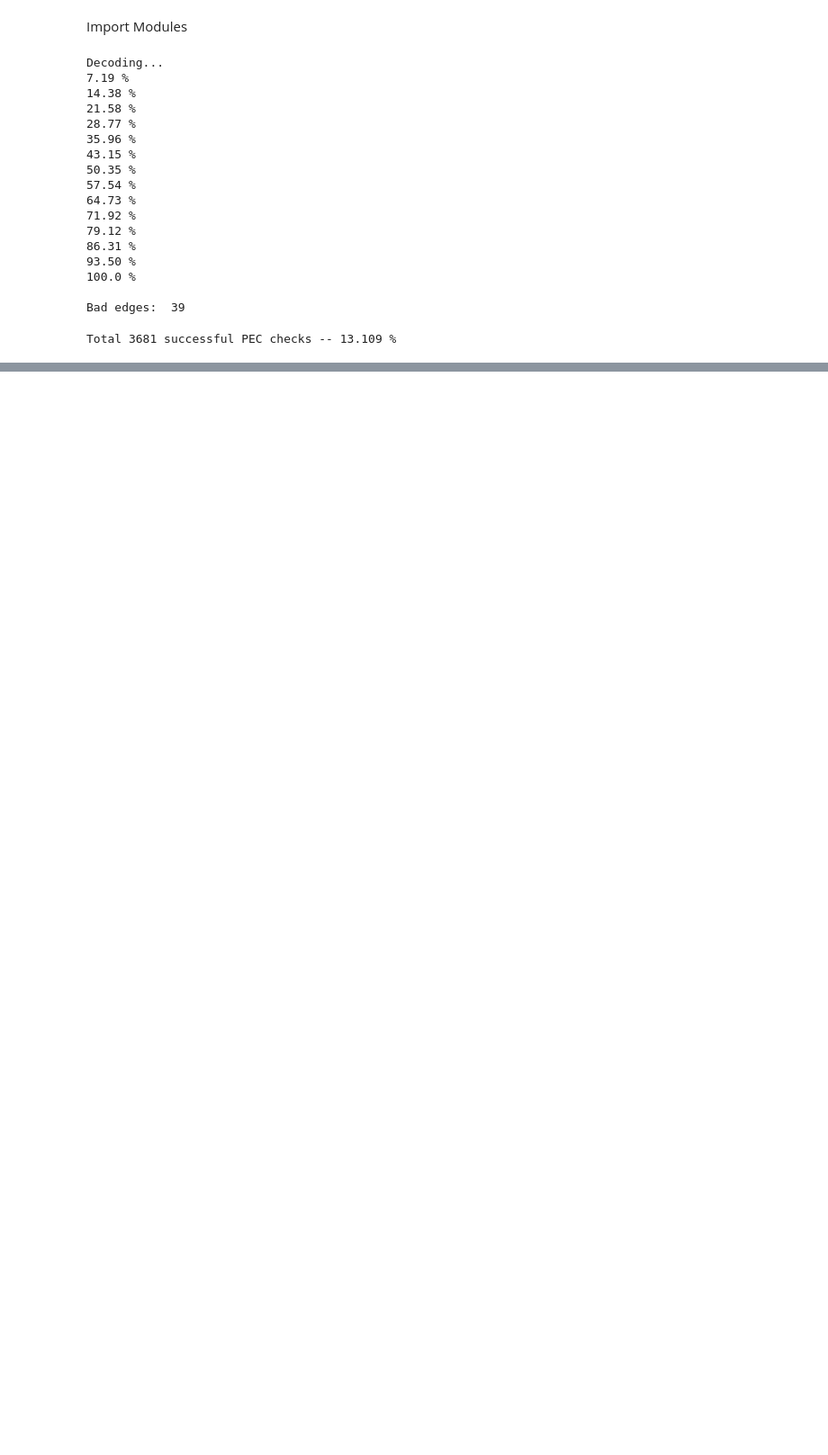
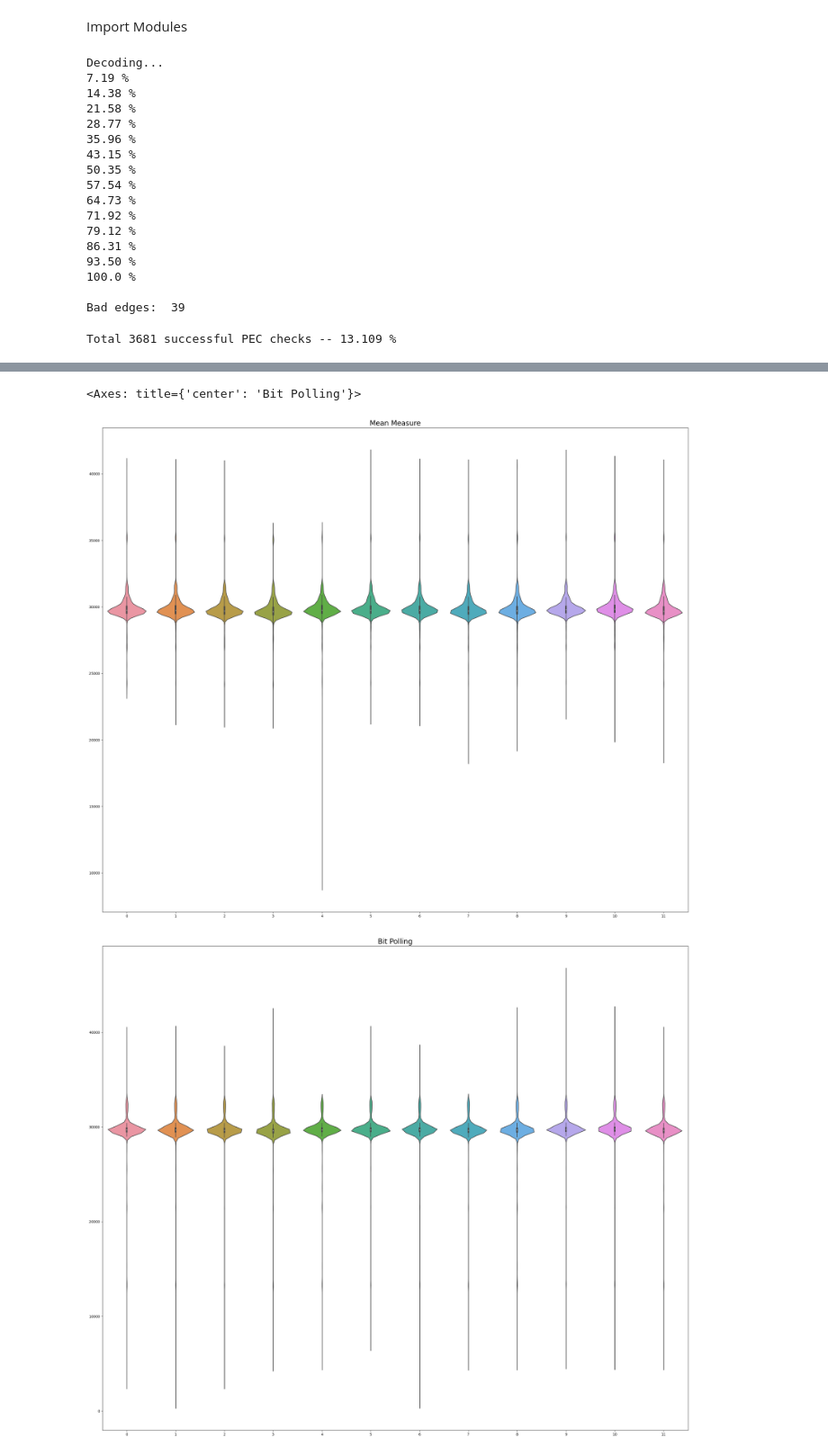
Before and after one commit to mns4595/ltc-comms-debug, a Jupyter notebook: bit-flip-mitigations.ipynb, the cells around one changed output, grey strips where cells are left out. Shown at 90% size. Drawn from its saved outputs; the diff is of its cells as text; code cells hidden in the pictures; blank space fills up the shorter version.

```diff
--- a/bit-flip-mitigations.ipynb
+++ b/bit-flip-mitigations.ipynb
@@ -64,0 +178,19 @@ for i in range(0, kNumCells):
+# %%
+## Compare Mean Measure to Bit Polling
+fig, axs = plt.subplots(ncols=1, figsize=(30, 25))
+axs.set_title("Mean Measure", fontsize=20)
+sns.violinplot(Xans)
+fig, axs = plt.subplots(ncols=1, figsize=(30, 25))
+axs.set_title("Bit Polling", fontsize=20)
+sns.violinplot(Vans)
+
+fig, axs = plt.subplots(ncols=1, figsize=(30, 25))
+axs.set_title("Mean Measure", fontsize=20)
+sns.boxplot(Xans)
+fig, axs = plt.subplots(ncols=1, figsize=(30, 25))
+axs.set_title("Bit Polling", fontsize=20)
+sns.boxplot(Vans)
+# %% [output]
+<Axes: title={'center': 'Bit Polling'}>
+[figure, added]
+[figure, added]
```
Also changed, not shown: parts of 10 cells of this notebook, 1 other file.
